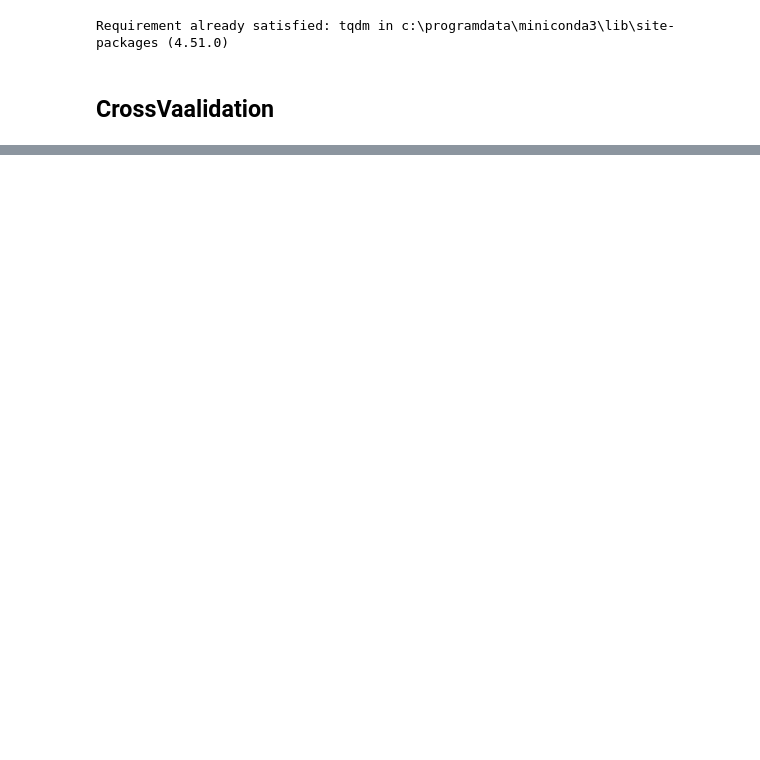
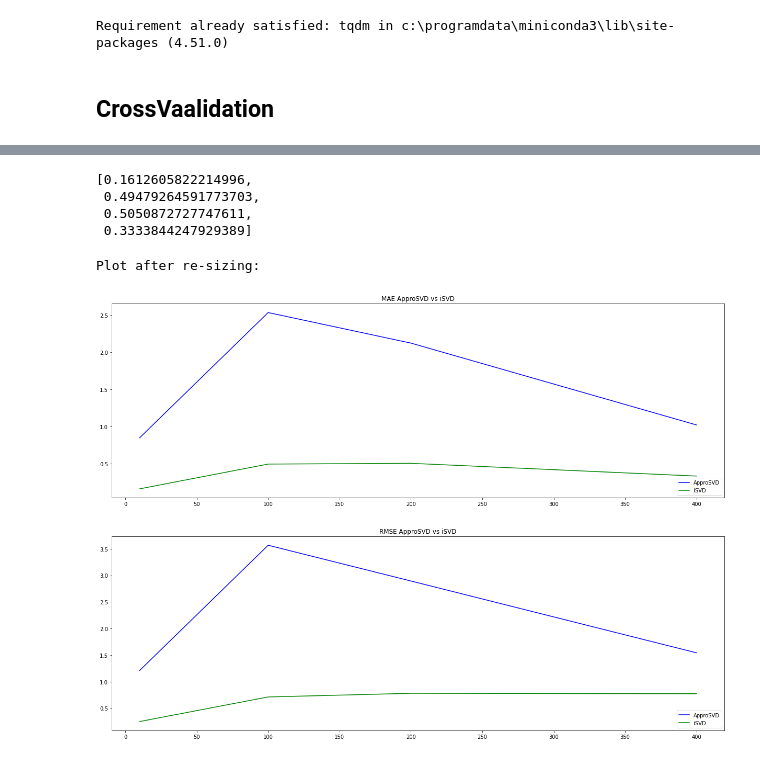
Before and after one commit to rasyidf/incremental-approsvd, a Jupyter notebook: ApproSVD.ipynb, the cells around one changed output, grey strips where cells are left out. Drawn from its saved outputs; the diff is of its cells as text; code cells hidden in the pictures; blank space fills up the shorter version.

```diff
--- a/ApproSVD.ipynb
+++ b/ApproSVD.ipynb
@@ -132,0 +152,7 @@ Incremental ApproSVD vs. truncated SVD: 0.24451784399739007
+# %%
+iSVD_totalMAEs
+# %% [output]
+[0.1612605822214996,
+ 0.49479264591773703,
+ 0.5050872727747611,
+ 0.3333844247929389]
@@ -132,0 +165,23 @@ Incremental ApproSVD vs. truncated SVD: 0.24451784399739007
+# %%
+figure, axis = plt.subplots(2, 1)
+
+axis[0].set_title("MAE ApproSVD vs iSVD")
+axis[0].plot(ks, ApproSVD_totalMAEs, color='b', label="ApproSVD")
+axis[0].plot(ks, iSVD_totalMAEs, color='g', label="iSVD")
+axis[0].legend(["ApproSVD", "iSVD"], loc ="lower right")
+
+axis[1].set_title("RMSE ApproSVD vs iSVD")
+axis[1].plot(ks, ApproSVD_totalRMSEs, color='b', label="ApproSVD")
+axis[1].plot(ks, iSVD_totalRMSEs, color='g', label="iSVD")
+axis[1].legend(["ApproSVD", "iSVD"], loc ="lower right")
+
+# plotting a line plot after changing it's width and height
+
+figure.set_figwidth(21)
+figure.set_figheight(15)
+
+print("Plot after re-sizing: ")
+plt.show()
+# %% [output]
+Plot after re-sizing:
+[figure, added]
```
Also changed, not shown: parts of 5 cells of this notebook.
